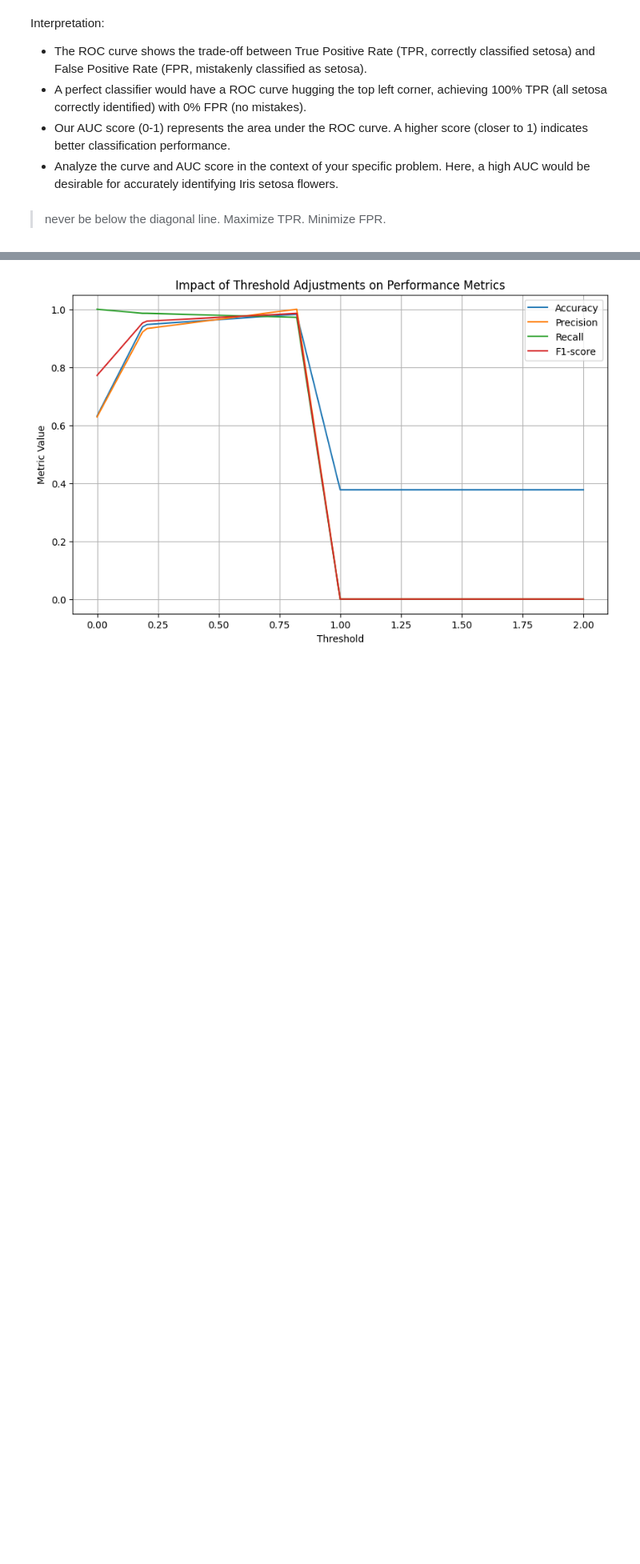
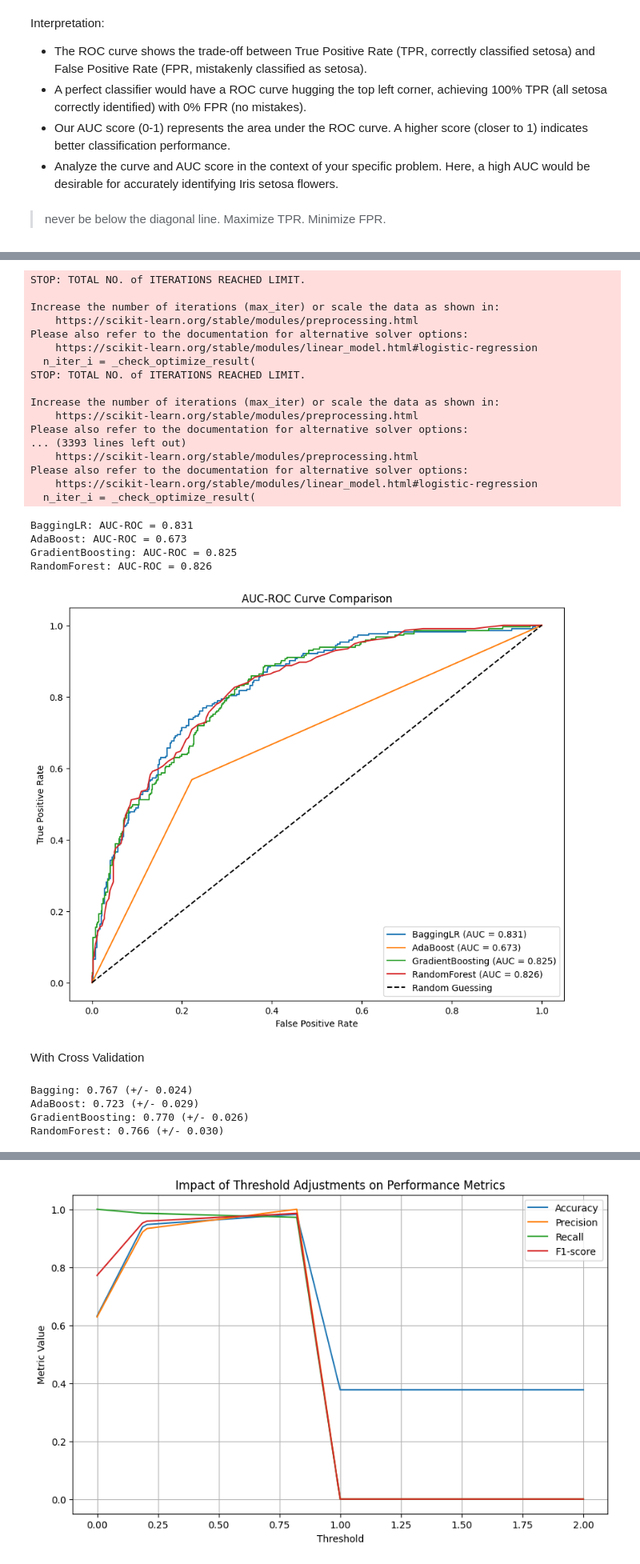
Before and after one commit to BasselD/ai-ml-training, a Jupyter notebook: 04_machine_learning/roc_auc_evaluation.ipynb, the cells around one changed output, grey strips where cells are left out. Shown at 80% size. Drawn from its saved outputs; the diff is of its cells as text; code cells hidden in the pictures; blank space fills up the shorter version.

```diff
--- a/04_machine_learning/roc_auc_evaluation.ipynb
+++ b/04_machine_learning/roc_auc_evaluation.ipynb
@@ -104,0 +297,79 @@ Interpretation:
+# %%
+from sklearn.ensemble import BaggingClassifier, AdaBoostClassifier, GradientBoostingClassifier, RandomForestClassifier
+from sklearn.linear_model import LogisticRegression
+from sklearn.tree import DecisionTreeClassifier
+from sklearn.model_selection import StratifiedKFold, cross_val_predict
+from sklearn.metrics import roc_auc_score, roc_curve
+import matplotlib.pyplot as plt
+import numpy as np
+
+# Define models
+models = {
+    'BaggingLR': BaggingClassifier(estimator=LogisticRegression(), n_estimators=100),
+    'AdaBoost': AdaBoostClassifier(estimator=DecisionTreeClassifier(), n_estimators=100),
+    'GradientBoosting': GradientBoostingClassifier(n_estimators=100),
+    'RandomForest': RandomForestClassifier(n_estimators=100)
+}
+
+# Set up cross-validation
+cv = StratifiedKFold(n_splits=5, shuffle=True, random_state=42)
+
+# Initialize plot
+plt.figure(figsize=(10, 8))
+
+# Train models and evaluate with cross-validation
+for name, model in models.items():
+    # Get cross-validated predictions
+    y_pred_proba = cross_val_predict(model, X_train, y_train, cv=cv, method='predict_proba')[:, 1]
+
+    # Calculate AUC-ROC score
+    auc = roc_auc_score(y_train, y_pred_proba)
+    print(f'{name}: AUC-ROC = {auc:.3f}')
+
+    # Plot ROC curve
+    fpr, tpr, _ = roc_curve(y_train, y_pred_proba)
+    plt.plot(fpr, tpr, label=f'{name} (AUC = {auc:.3f})')
+
+# Plot settings
+plt.plot([0, 1], [0, 1], 'k--', label='Random Guessing')
+plt.xlabel('False Positive Rate')
+plt.ylabel('True Positive Rate')
+plt.title('AUC-ROC Curve Comparison')
+plt.legend()
+plt.show()
+# %% [output]
+STOP: TOTAL NO. of ITERATIONS REACHED LIMIT.
+
+Increase the number of iterations (max_iter) or scale the data as shown in:
+    https://scikit-learn.org/stable/modules/preprocessing.html
+Please also refer to the documentation for alternative solver options:
+    https://scikit-learn.org/stable/modules/linear_model.html#logistic-regression
+  n_iter_i = _check_optimize_result(
+STOP: TOTAL NO. of ITERATIONS REACHED LIMIT.
+
+Increase the number of iterations (max_iter) or scale the data as shown in:
+    https://scikit-learn.org/stable/modules/preprocessing.html
+Please also refer to the documentation for alternative solver options:
+... (3393 lines left out)
+    https://scikit-learn.org/stable/modules/preprocessing.html
+Please also refer to the documentation for alternative solver options:
+    https://scikit-learn.org/stable/modules/linear_model.html#logistic-regression
+  n_iter_i = _check_optimize_result(
+BaggingLR: AUC-ROC = 0.831
+AdaBoost: AUC-ROC = 0.673
+GradientBoosting: AUC-ROC = 0.825
+RandomForest: AUC-ROC = 0.826
+[figure, added]
+# %% [markdown]
+With Cross Validation
+# %%
+
+# Perform cross-validation for each model
+for name, model in models.items():
+    scores = cross_val_score(model, X_train, y_train, cv=5)
+    print(f"{name}: {scores.mean():.3f} (+/- {scores.std():.3f})")
+# %% [output]
+Bagging: 0.767 (+/- 0.024)
+AdaBoost: 0.723 (+/- 0.029)
+GradientBoosting: 0.770 (+/- 0.026)
+RandomForest: 0.766 (+/- 0.030)
```
Also changed, not shown: parts of 7 cells of this notebook, 1 other file.
